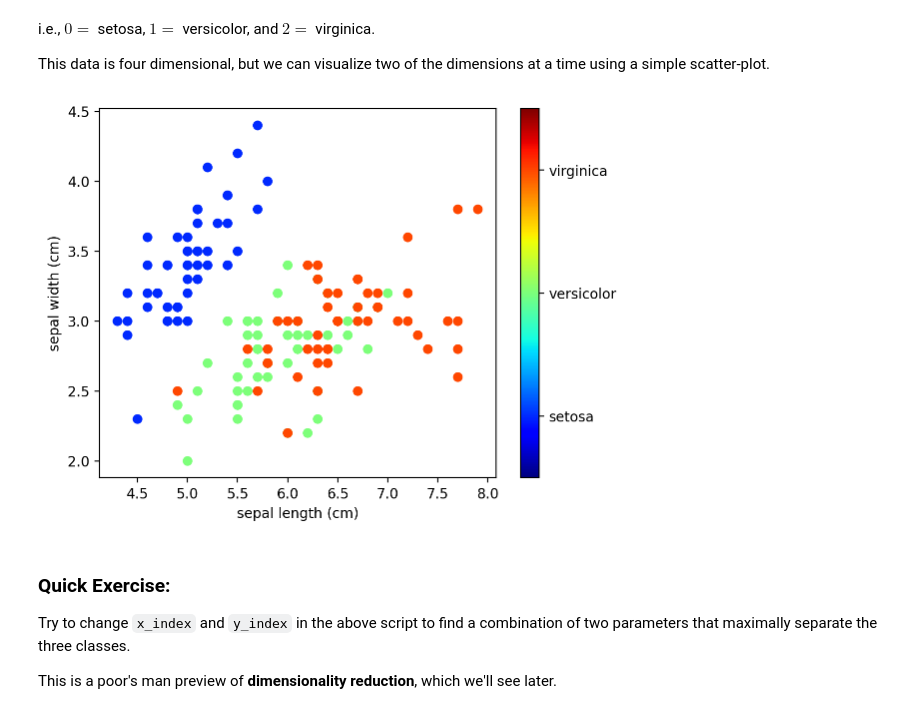
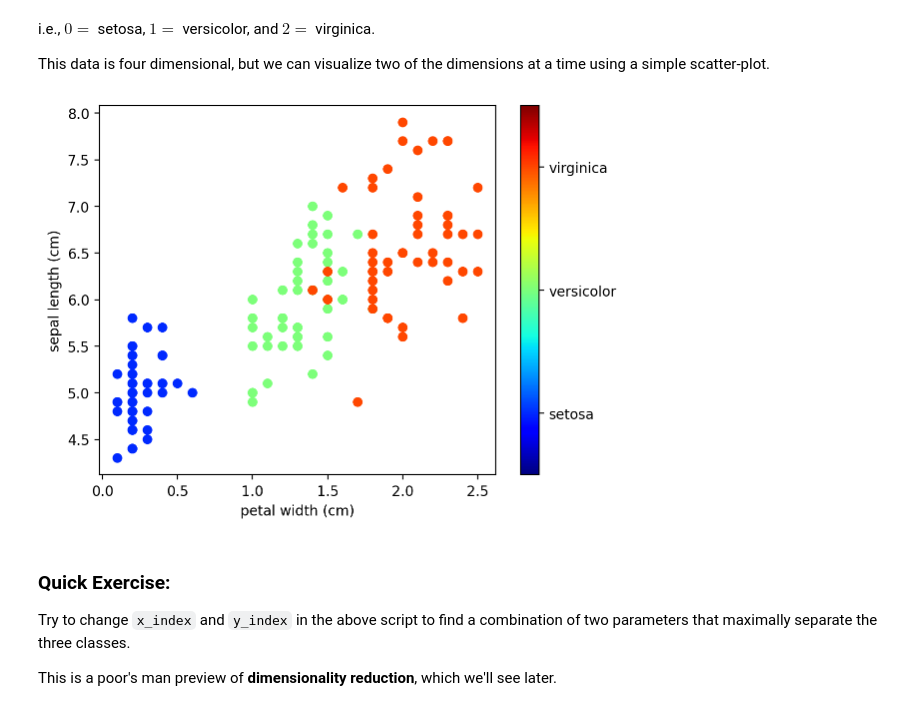
Before and after one commit to loredp02/astrostatistics_bicocca_2026, a Jupyter notebook: lectures/L13_introduction.ipynb, the cells around one changed output. Cells and saved outputs as stored; diff of their text form; code cells hidden in the pictures.

```diff
--- a/lectures/L13_introduction.ipynb
+++ b/lectures/L13_introduction.ipynb
@@ -293,21 +293,21 @@ at a time using a simple scatter-plot.
 # %%
 import numpy as np
 
-x_index = 0
-y_index = 1
+x_index = 3
+y_index = 0
 
 # this formatter will label the colorbar with the correct target names
 formatter = plt.FuncFormatter(lambda i, *args: iris.target_names[int(i)])
 
 plt.scatter(iris.data[:, x_index], iris.data[:, y_index],
             c=iris.target, cmap=plt.colormaps['jet'])
 
 plt.colorbar(ticks=[0, 1, 2], format=formatter)
 plt.clim(-0.5, 2.5)
 plt.xlabel(iris.feature_names[x_index])
 plt.ylabel(iris.feature_names[y_index]);
 # %% [output]
-[figure, old version]
+[figure, new version]
 # %% [markdown]
 ### Quick Exercise:
 
```
Also changed, not shown: parts of 9 cells of this notebook, 1 other file.
